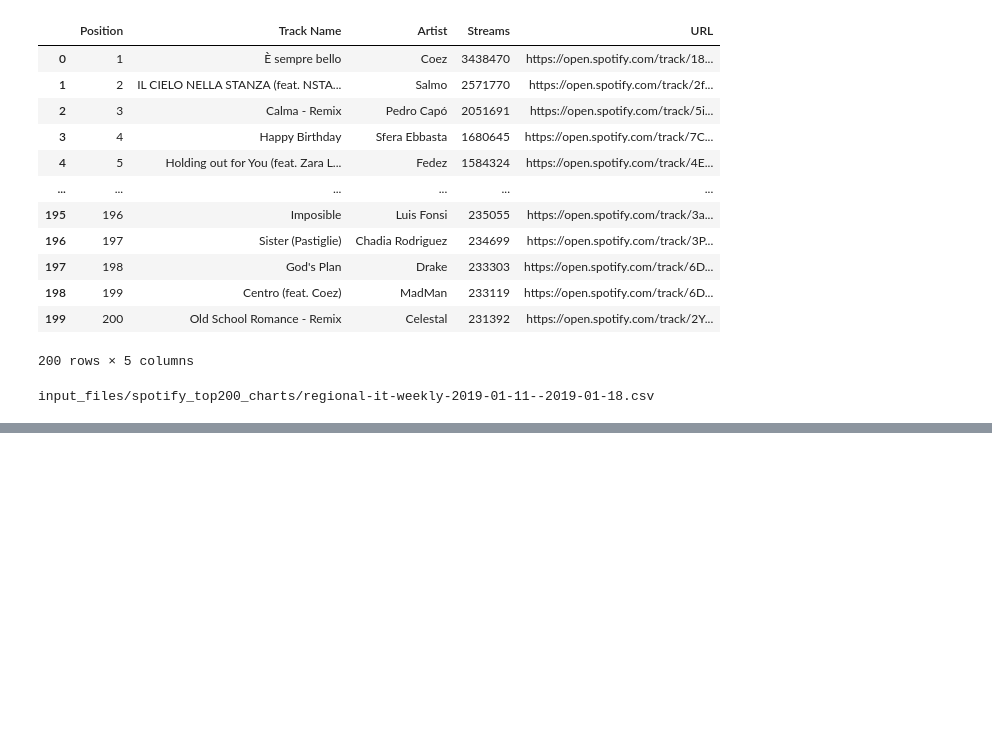
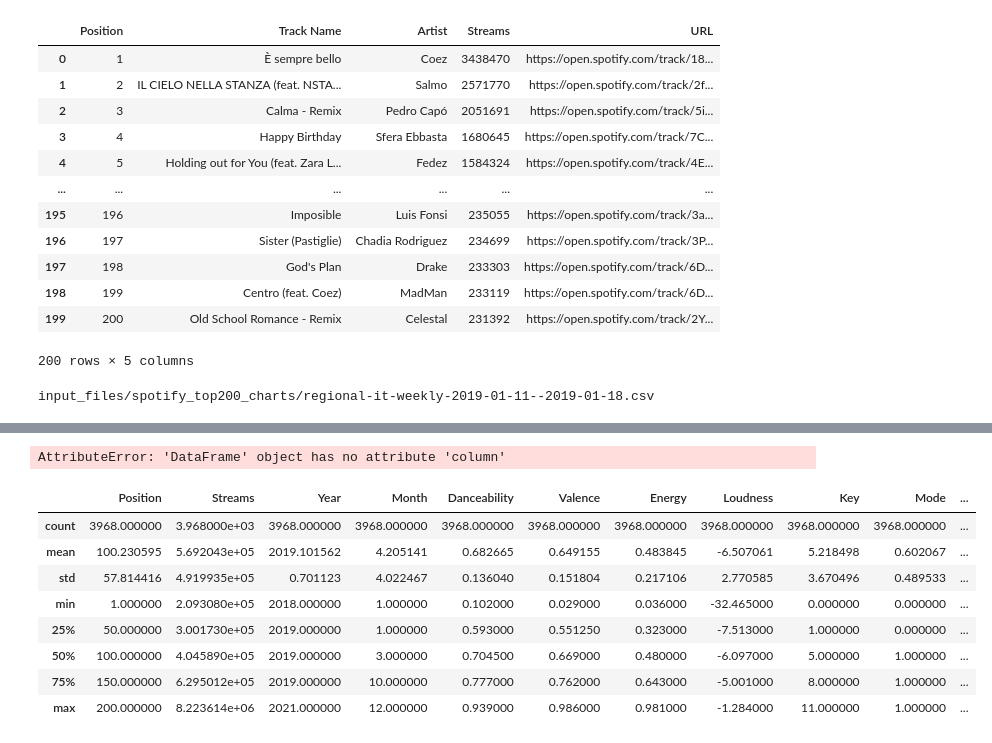
Before and after one commit to Yazz-01/Spotify_Covid_analysis, a Jupyter notebook: yazz_italy/spotify_analysis_italy.ipynb, the cells around one changed output, grey strips where cells are left out. Saved outputs shown, nothing was run; the diff lists cells and outputs as text; code cells hidden in the pictures; blank space fills up the shorter version.

```diff
--- a/yazz_italy/spotify_analysis_italy.ipynb
+++ b/yazz_italy/spotify_analysis_italy.ipynb
@@ -96,0 +270,7 @@ input_files/spotify_top200_charts/regional-it-weekly-2019-01-11--2019-01-18.csv
+# %%
+# Continue from the backup csv file in case there is some kind of interruption to the notebook and you lose the
+# data from the API calls.
+
+country_tracks_data_df = pd.read_csv("output_files/2_tracks_with_audio_features.csv")
+
+country_tracks_data_df.head()
@@ -96,0 +296,17 @@ input_files/spotify_top200_charts/regional-it-weekly-2019-01-11--2019-01-18.csv
+# %%
+country_tracks_data_df.pivot()
+# %% [output]
+AttributeError: 'DataFrame' object has no attribute 'column'
+# %%
+stats = country_tracks_data_df.describe()
+stats
+# %% [output]
+|  | Position | Streams | Year | Month | Danceability | Valence | Energy | Loudness | Key | Mode | ... |
+| count | 3968.000000 | 3.968000e+03 | 3968.000000 | 3968.000000 | 3968.000000 | 3968.000000 | 3968.000000 | 3968.000000 | 3968.000000 | 3968.000000 | ... |
+| mean | 100.230595 | 5.692043e+05 | 2019.101562 | 4.205141 | 0.682665 | 0.649155 | 0.483845 | -6.507061 | 5.218498 | 0.602067 | ... |
+| std | 57.814416 | 4.919935e+05 | 0.701123 | 4.022467 | 0.136040 | 0.151804 | 0.217106 | 2.770585 | 3.670496 | 0.489533 | ... |
+| min | 1.000000 | 2.093080e+05 | 2018.000000 | 1.000000 | 0.102000 | 0.029000 | 0.036000 | -32.465000 | 0.000000 | 0.000000 | ... |
+| 25% | 50.000000 | 3.001730e+05 | 2019.000000 | 1.000000 | 0.593000 | 0.551250 | 0.323000 | -7.513000 | 1.000000 | 0.000000 | ... |
+| 50% | 100.000000 | 4.045890e+05 | 2019.000000 | 3.000000 | 0.704500 | 0.669000 | 0.480000 | -6.097000 | 5.000000 | 1.000000 | ... |
+| 75% | 150.000000 | 6.295012e+05 | 2019.000000 | 10.000000 | 0.777000 | 0.762000 | 0.643000 | -5.001000 | 8.000000 | 1.000000 | ... |
+| max | 200.000000 | 8.223614e+06 | 2021.000000 | 12.000000 | 0.939000 | 0.986000 | 0.981000 | -1.284000 | 11.000000 | 1.000000 | ... |
```
Also changed, not shown: parts of 13 cells of this notebook.
